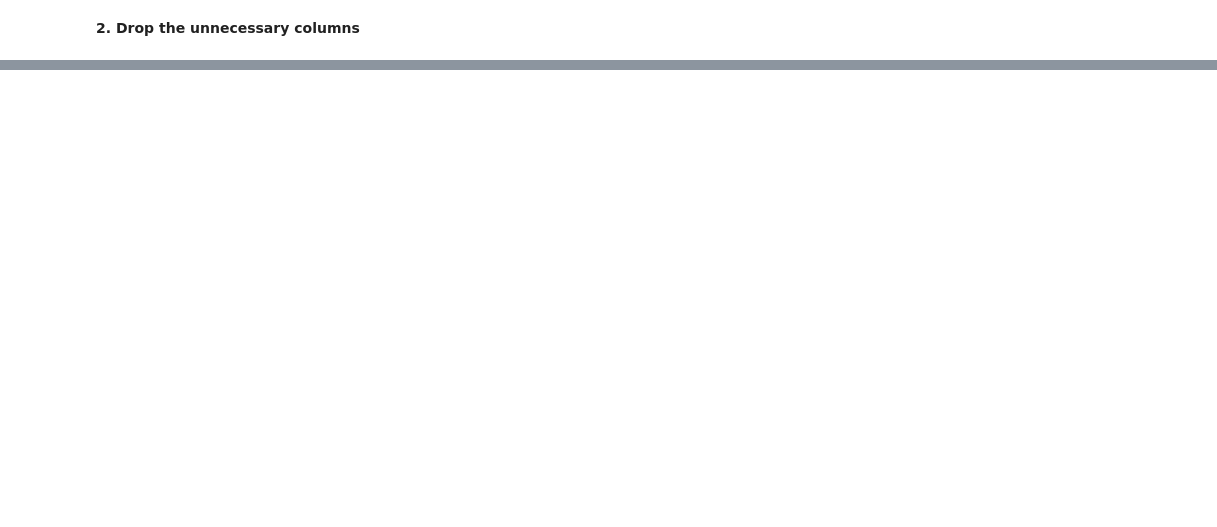
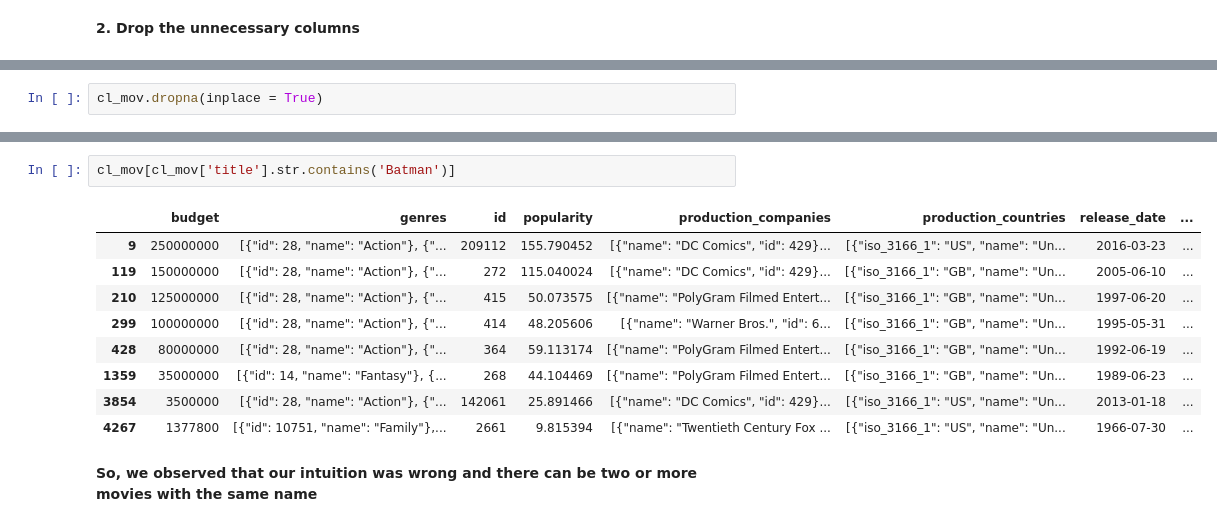
Before and after one commit to mmahdin/Data-Mining-Projects, a Jupyter notebook: main.ipynb, the cells around one changed output, grey strips where cells are left out. Cells and saved outputs as stored; diff of their text form; blank space fills up the shorter version.

Commit message:
Checking the 'title' column for duplicates.

```diff
--- a/main.ipynb
+++ b/main.ipynb
@@ -118,0 +289,2 @@ cl_mov.isnull().sum()
+# %%
+cl_mov.dropna(inplace = True)
@@ -118,0 +325,14 @@ cl_mov.isnull().sum()
+# %%
+cl_mov[cl_mov['title'].str.contains('Batman')]
+# %% [output]
+|  | budget | genres | id | popularity | production_companies | production_countries | release_date | ... |
+| 9 | 250000000 | [{"id": 28, "name": "Action"}, {"... | 209112 | 155.790452 | [{"name": "DC Comics", "id": 429}... | [{"iso_3166_1": "US", "name": "Un... | 2016-03-23 | ... |
+| 119 | 150000000 | [{"id": 28, "name": "Action"}, {"... | 272 | 115.040024 | [{"name": "DC Comics", "id": 429}... | [{"iso_3166_1": "GB", "name": "Un... | 2005-06-10 | ... |
+| 210 | 125000000 | [{"id": 28, "name": "Action"}, {"... | 415 | 50.073575 | [{"name": "PolyGram Filmed Entert... | [{"iso_3166_1": "GB", "name": "Un... | 1997-06-20 | ... |
+| 299 | 100000000 | [{"id": 28, "name": "Action"}, {"... | 414 | 48.205606 | [{"name": "Warner Bros.", "id": 6... | [{"iso_3166_1": "GB", "name": "Un... | 1995-05-31 | ... |
+| 428 | 80000000 | [{"id": 28, "name": "Action"}, {"... | 364 | 59.113174 | [{"name": "PolyGram Filmed Entert... | [{"iso_3166_1": "GB", "name": "Un... | 1992-06-19 | ... |
+| 1359 | 35000000 | [{"id": 14, "name": "Fantasy"}, {... | 268 | 44.104469 | [{"name": "PolyGram Filmed Entert... | [{"iso_3166_1": "GB", "name": "Un... | 1989-06-23 | ... |
+| 3854 | 3500000 | [{"id": 28, "name": "Action"}, {"... | 142061 | 25.891466 | [{"name": "DC Comics", "id": 429}... | [{"iso_3166_1": "US", "name": "Un... | 2013-01-18 | ... |
+| 4267 | 1377800 | [{"id": 10751, "name": "Family"},... | 2661 | 9.815394 | [{"name": "Twentieth Century Fox ... | [{"iso_3166_1": "US", "name": "Un... | 1966-07-30 | ... |
+# %% [markdown]
+**So, we observed that our intuition was wrong and there can be two or more movies with the same name**
```
Also changed, not shown: parts of 28 cells of this notebook.
